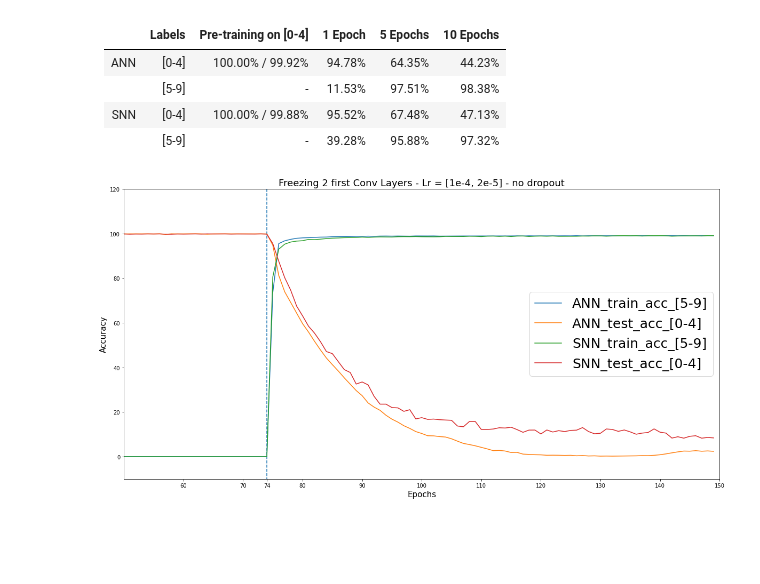
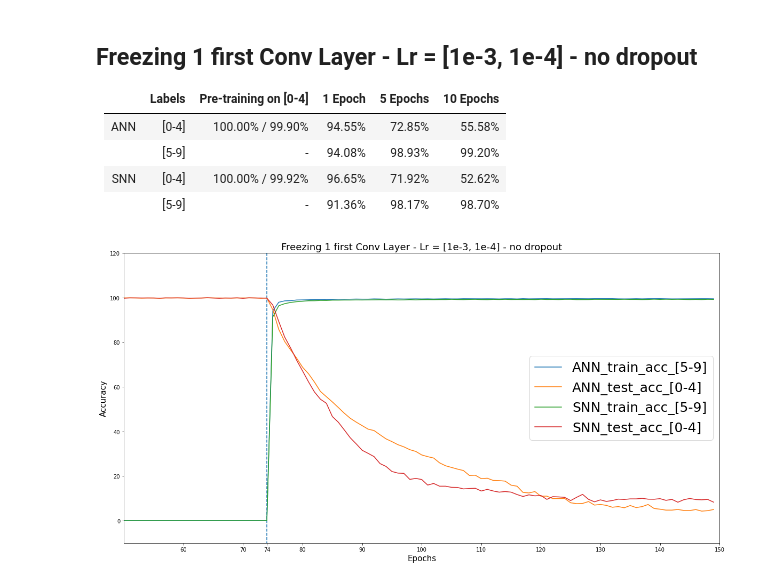
Before and after one commit to Thvnvtos/SNN_vs_ANN, a Jupyter notebook: evaluation_sequential_learning.ipynb, the cells around one changed output. Drawn from its saved outputs; the diff is of its cells as text; code cells hidden in the pictures; blank space fills up the shorter version.

```diff
--- a/evaluation_sequential_learning.ipynb
+++ b/evaluation_sequential_learning.ipynb
@@ -16,0 +117,19 @@ with open(os.path.join(path, "snn_logs.pickle"), "rb") as f:
+# %%
+Exp = "F1C_1e3-1e4_d"
+Exp_desc = "Freezing 1 first Conv Layer - Lr = [1e-3, 1e-4] - dropout"
+
+path = os.path.join("experiments_results", "train_seq",Exp)
+
+with open(os.path.join(path, "ann_logs.pickle"), "rb") as f:
+    ann_logs = pickle.load(f)
+
+with open(os.path.join(path, "snn_logs.pickle"), "rb") as f:
+    snn_logs = pickle.load(f)
+
+print("## {}".format(Exp_desc))
+print("|     | Labels | Pre-training on [0-4] | 1 Epoch | 5 Epochs | 10 Epochs |")
+print("| :-: | :----: | :-------------------: | :-----: | :------: | :-------: |")
+print("| ANN | [0-4]  | {:0.2f}% / {:0.2f}%   |{:0.2f}% |{:0.2f}%  |{:0.2f}%   |".format(max(ann_logs["train_acc_1"]),max(ann_logs["test_acc_1"]), ann_logs["test_acc_1"][75], ann_logs["test_acc_1"][79], ann_logs["test_acc_1"][84]))
+print("|     | [5-9]  | -                     |{:0.2f}% |{:0.2f}%  |{:0.2f}%   |".format(ann_logs["test_acc_2"][0], ann_logs["test_acc_2"][4], ann_logs["test_acc_2"][9]))
+print("| SNN | [0-4]  | {:0.2f}% / {:0.2f}%   |{:0.2f}% |{:0.2f}%  |{:0.2f}%   |".format(max(snn_logs["train_acc_1"]),max(snn_logs["test_acc_1"]), snn_logs["test_acc_1"][75], snn_logs["test_acc_1"][79], snn_logs["test_acc_1"][84]))
+print("|     | [5-9]  | -                     |{:0.2f}% |{:0.2f}%  |{:0.2f}%   |".format(snn_logs["test_acc_2"][0], snn_logs["test_acc_2"][4], snn_logs["test_acc_2"][9]))
@@ -16,0 +171,19 @@ with open(os.path.join(path, "snn_logs.pickle"), "rb") as f:
+# %%
+Exp = "F2C_1e3-1e4_no-d"
+Exp_desc = "Freezing 1 first Conv Layer - Lr = [1e-3, 1e-4] - no dropout"
+
+path = os.path.join("experiments_results", "train_seq",Exp)
+
+with open(os.path.join(path, "ann_logs.pickle"), "rb") as f:
+    ann_logs = pickle.load(f)
+
+with open(os.path.join(path, "snn_logs.pickle"), "rb") as f:
+    snn_logs = pickle.load(f)
+
+print("## {}".format(Exp_desc))
+print("|     | Labels | Pre-training on [0-4] | 1 Epoch | 5 Epochs | 10 Epochs |")
+print("| :-: | :----: | :-------------------: | :-----: | :------: | :-------: |")
+print("| ANN | [0-4]  | {:0.2f}% / {:0.2f}%   |{:0.2f}% |{:0.2f}%  |{:0.2f}%   |".format(max(ann_logs["train_acc_1"]),max(ann_logs["test_acc_1"]), ann_logs["test_acc_1"][75], ann_logs["test_acc_1"][79], ann_logs["test_acc_1"][84]))
+print("|     | [5-9]  | -                     |{:0.2f}% |{:0.2f}%  |{:0.2f}%   |".format(ann_logs["test_acc_2"][0], ann_logs["test_acc_2"][4], ann_logs["test_acc_2"][9]))
+print("| SNN | [0-4]  | {:0.2f}% / {:0.2f}%   |{:0.2f}% |{:0.2f}%  |{:0.2f}%   |".format(max(snn_logs["train_acc_1"]),max(snn_logs["test_acc_1"]), snn_logs["test_acc_1"][75], snn_logs["test_acc_1"][79], snn_logs["test_acc_1"][84]))
+print("|     | [5-9]  | -                     |{:0.2f}% |{:0.2f}%  |{:0.2f}%   |".format(snn_logs["test_acc_2"][0], snn_logs["test_acc_2"][4], snn_logs["test_acc_2"][9]))
@@ -17,26 +198,27 @@ with open(os.path.join(path, "snn_logs.pickle"), "rb") as f:
 # %% [markdown]
+## Freezing 1 first Conv Layer - Lr = [1e-3, 1e-4] - no dropout
 |     | Labels | Pre-training on [0-4] | 1 Epoch | 5 Epochs | 10 Epochs |
 | :-: | :----: | :-------------------: | :-----: | :------: | :-------: |
-| ANN | [0-4]  | 100.00% / 99.92%     | 94\.78% | 64\.35%  | 44\.23%   |
-|     | [5-9]  | -                     | 11\.53% | 97\.51%  | 98\.38%   |
-| SNN | [0-4]  | 100\.00% / 99.88%     | 95\.52% | 67\.48%  | 47\.13%   |
-|     | [5-9]  | -                     | 39\.28% | 95\.88%  | 97\.32%   |
+| ANN | [0-4]  | 100.00% / 99.90%   |94.55% |72.85%  |55.58%   |
+|     | [5-9]  | -                     |94.08% |98.93%  |99.20%   |
+| SNN | [0-4]  | 100.00% / 99.92%   |96.65% |71.92%  |52.62%   |
+|     | [5-9]  | -                     |91.36% |98.17%  |98.70%   |
 # %%
 plt.figure(figsize=(20,10))
 
 plt.plot(([0]*75)+ann_logs["test_acc_2"],label="ANN_train_acc_[5-9]")
 plt.plot(ann_logs["test_acc_1"], label="ANN_test_acc_[0-4]")
 
 plt.plot(([0]*75)+snn_logs["test_acc_2"], label="SNN_train_acc_[5-9]")
 plt.plot(snn_logs["test_acc_1"], label="SNN_test_acc_[0-4]")
 
 plt.legend(fontsize=25)
 plt.xlabel("Epochs", fontsize=15)
 plt.ylabel("Accuracy", fontsize=15)
-plt.title("Freezing 2 first Conv Layers - Lr = [1e-4, 2e-5] - no dropout",fontsize=18)
+plt.title(Exp_desc,fontsize=18)
 plt.xlim([50,150])
 plt.ylim([-10,120])
 plt.vlines(74,-100,200,linestyles="dashed")
 _ = plt.xticks([74]+[x for x in range(60, 160,10)])
 # %% [output]
-[figure, old version]
+[figure, new version]
```
Also changed, not shown: parts of 23 cells of this notebook, 37 other files.
